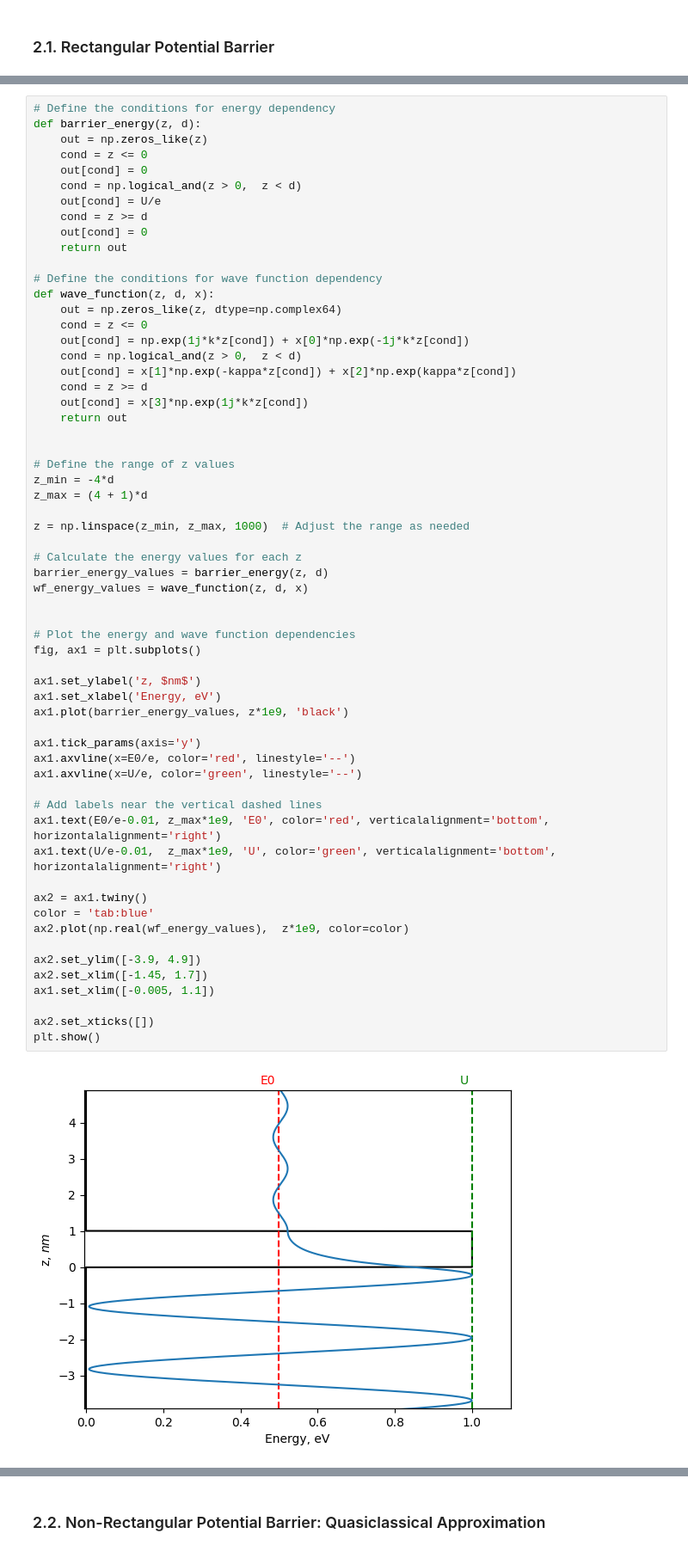
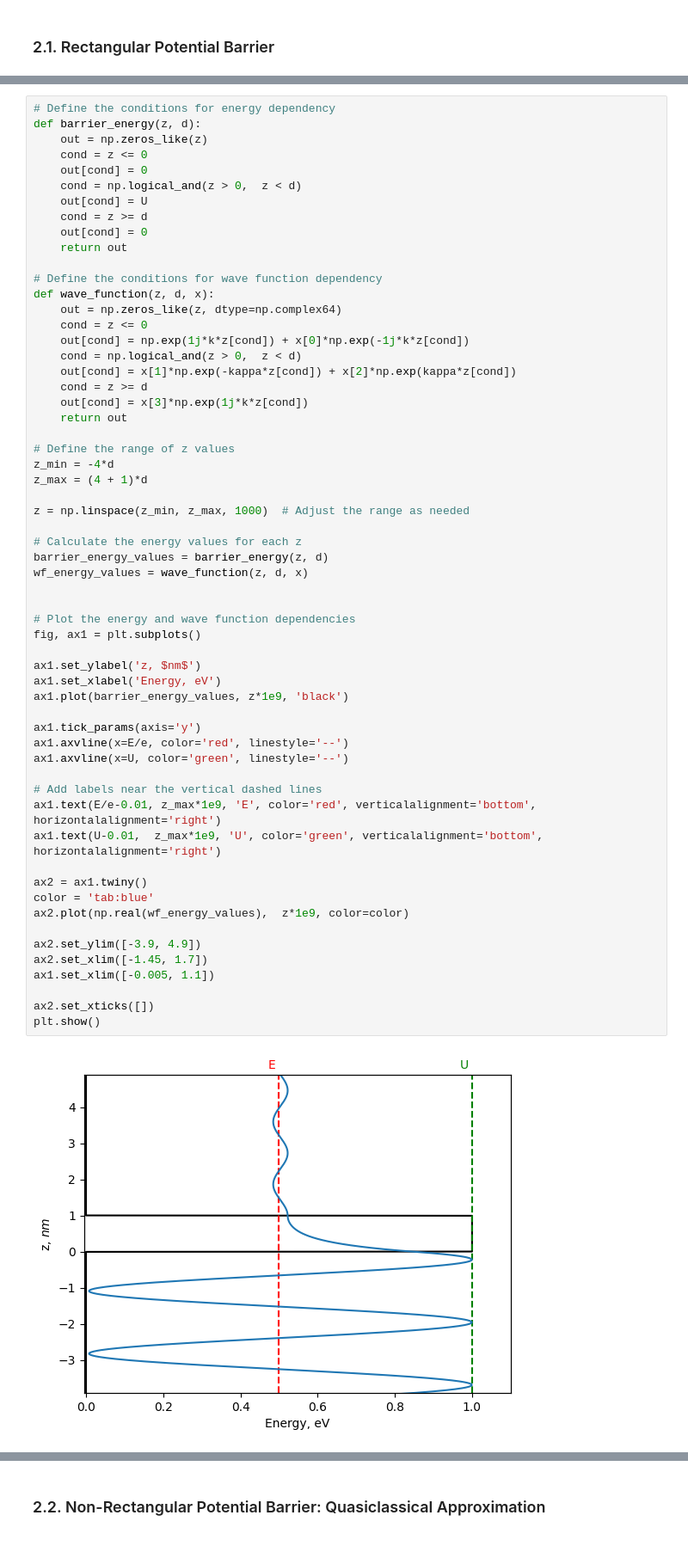
Before and after one commit to QTechEdu/QTech_notebooks, a Jupyter notebook: STM.ipynb, the cells around one changed output, grey strips where cells are left out. Shown at 86% size. Saved outputs shown, nothing was run; the diff lists cells and outputs as text.

```diff
--- a/STM.ipynb
+++ b/STM.ipynb
@@ -264,7 +253,7 @@ def barrier_energy(z, d):
     cond = z <= 0
     out[cond] = 0
     cond = np.logical_and(z > 0,  z < d)
-    out[cond] = U/e
+    out[cond] = U
     cond = z >= d
     out[cond] = 0
     return out
@@ -279,7 +268,6 @@ def wave_function(z, d, x):
     cond = z >= d
     out[cond] = x[3]*np.exp(1j*k*z[cond])
     return out
-
 
 # Define the range of z values
 z_min = -4*d
@@ -287,35 +275,35 @@ z_max = (4 + 1)*d
 
 z = np.linspace(z_min, z_max, 1000)  # Adjust the range as needed
 
 # Calculate the energy values for each z
 barrier_energy_values = barrier_energy(z, d)
 wf_energy_values = wave_function(z, d, x)
 
 
 # Plot the energy and wave function dependencies
 fig, ax1 = plt.subplots()
 
 ax1.set_ylabel('z, $nm$')
 ax1.set_xlabel('Energy, eV')
 ax1.plot(barrier_energy_values, z*1e9, 'black')
 
 ax1.tick_params(axis='y')
-ax1.axvline(x=E0/e, color='red', linestyle='--')
-ax1.axvline(x=U/e, color='green', linestyle='--')
+ax1.axvline(x=E/e, color='red', linestyle='--')
+ax1.axvline(x=U, color='green', linestyle='--')
 
 # Add labels near the vertical dashed lines
-ax1.text(E0/e-0.01, z_max*1e9, 'E0', color='red', verticalalignment='bottom', horizontalalignment='right')
-ax1.text(U/e-0.01,  z_max*1e9, 'U', color='green', verticalalignment='bottom', horizontalalignment='right')
+ax1.text(E/e-0.01, z_max*1e9, 'E', color='red', verticalalignment='bottom', horizontalalignment='right')
+ax1.text(U-0.01,  z_max*1e9, 'U', color='green', verticalalignment='bottom', horizontalalignment='right')
 
 ax2 = ax1.twiny()
 color = 'tab:blue'
 ax2.plot(np.real(wf_energy_values),  z*1e9, color=color)
 
 ax2.set_ylim([-3.9, 4.9])
 ax2.set_xlim([-1.45, 1.7])
 ax1.set_xlim([-0.005, 1.1])
 
 ax2.set_xticks([])
 plt.show()
 # %% [output]
-[figure, old version]
+[figure, new version]
```
Also changed, not shown: parts of 70 cells of this notebook, 17 other files.
